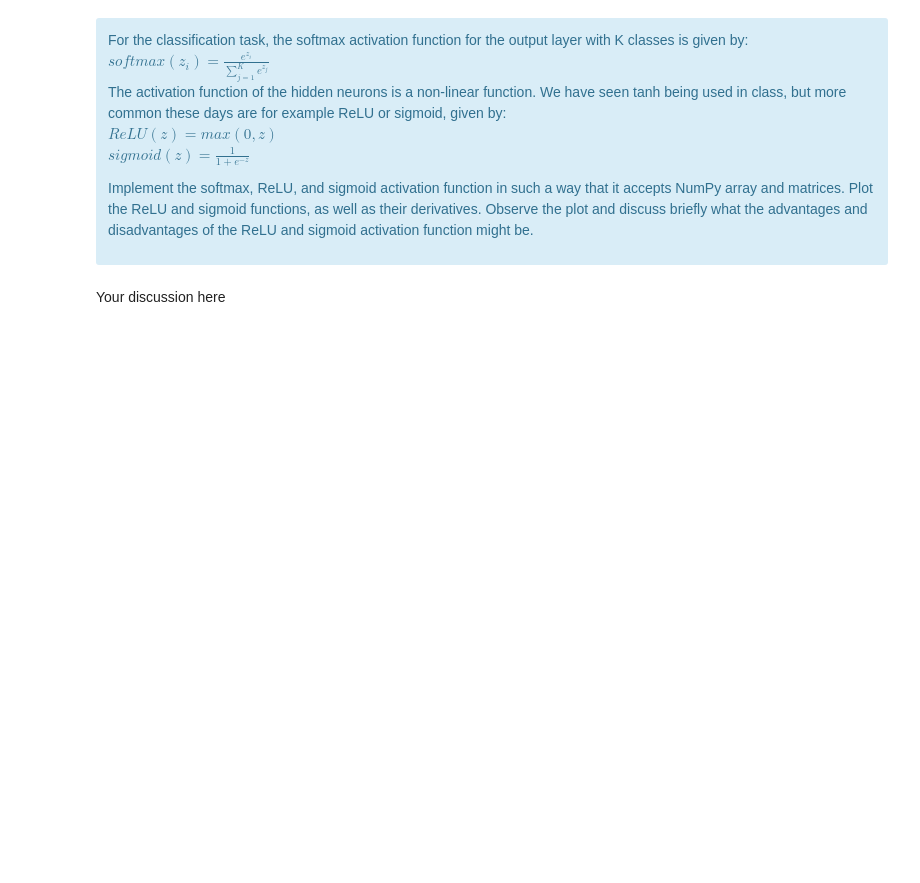
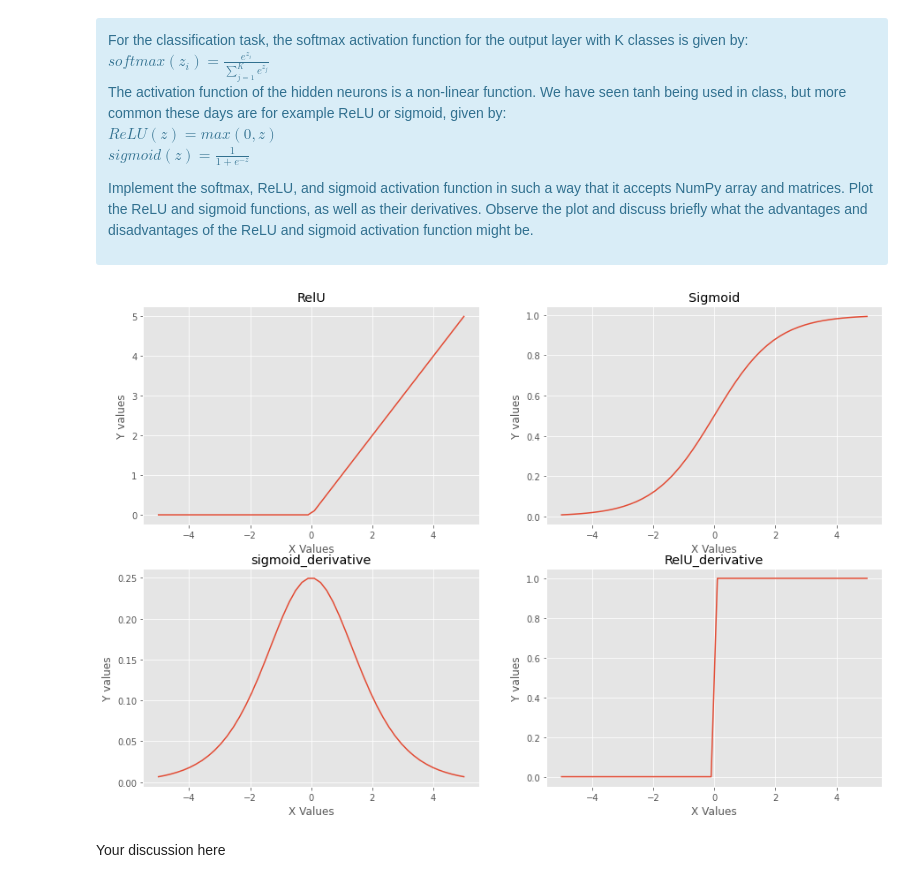
Before and after one commit to razaali0123/NLP_Projects, a Jupyter notebook: anlp2020-assignment2.ipynb, the cells around one changed output. Drawn from its saved outputs; the diff is of its cells as text; code cells hidden in the pictures; blank space fills up the shorter version.

```diff
--- a/anlp2020-assignment2.ipynb
+++ b/anlp2020-assignment2.ipynb
@@ -72,3 +101,37 @@ Implement the softmax, ReLU, and sigmoid activation function in such a way that
+# %%
+# Student solution here.
+def softmax(x):
+    if x.ndim > 1:
+        return np.exp(x)/(np.sum(np.exp(x), axis= 1)).reshape(-1,1)
+    else:
+        return np.exp(x)/np.sum(np.exp(x))
+
+def RelU(x):
+    return np.where(x>0, x, 0)
+
+def sigmoid(x):
+    return 1/(1 + np.exp(-1*x))
+
+def sigmoid_derivative(x):
+    s = sigmoid(x)
+    return s*(1-s)
+
+def RelU_derivative(x):
+    return np.where(x>0, 1, 0)
+
+xx = np.linspace(-5,5,50)
+fig, ax = plt.subplots(2,2, figsize = (15,10))
+ax = ax.reshape(-1)
+plt.style.use("ggplot")
+func = [RelU, sigmoid, sigmoid_derivative, RelU_derivative]
+y_label = ['RelU', 'Sigmoid', 'sigmoid_derivative', 'RelU_derivative']
+for i, f in enumerate(func):
+    ax[i].plot(xx, f(xx))
+    ax[i].set_xlabel("X Values")
+    ax[i].set_ylabel("Y values")
+    ax[i].set_title(y_label[i])
+# %% [output]
+[figure, added]
 # %% [markdown]
 Your discussion here
 # %% [markdown]
```
Also changed, not shown: parts of 22 cells of this notebook.
